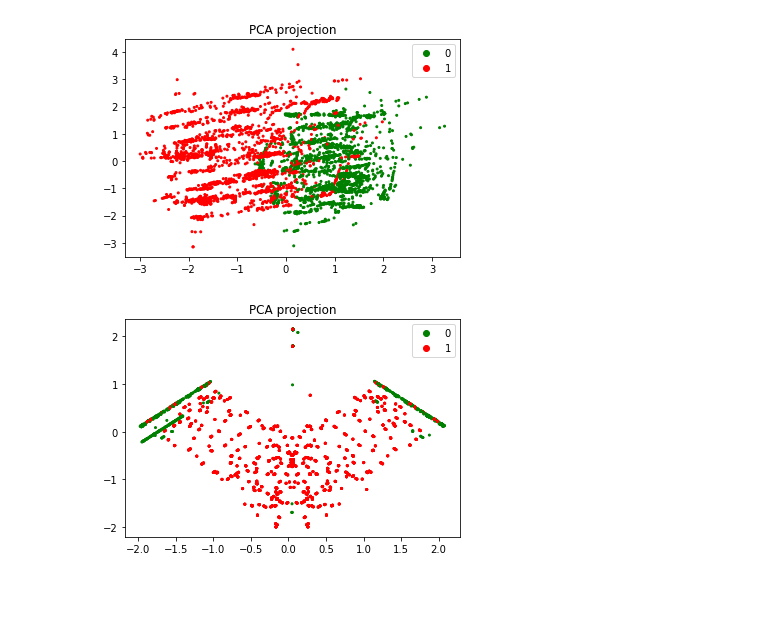
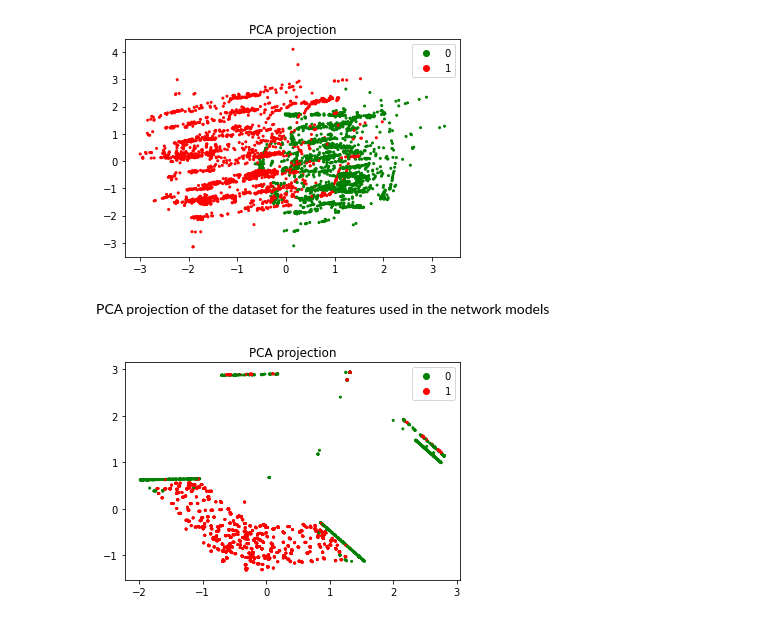
Before and after one commit to James-Woodland/FinalYearProject, a Jupyter notebook: Final Product/AI Development/FInalYearProject.ipynb, the cells around one changed output. Cells and saved outputs as stored; diff of their text form; code cells hidden in the pictures; blank space fills up the shorter version.

```diff
--- a/Final Product/AI Development/FInalYearProject.ipynb
+++ b/Final Product/AI Development/FInalYearProject.ipynb
@@ -222,7 +213,7 @@ for i in NetFlowInputs:
     if i[5] not in ordinalEncoding and "." in i[1] and "." in i[2]:
         ordinalEncoding[i[5]] = count
         count += 1
-    if "." in i[1] and "." in i[2]:
+    if len(i[1].split(".")) == 4 and len(i[2].split(".")) == 4:
         arr.append([i[3],i[4]])
     #arr.append([i[3],i[4],ordinalEncoding[i[5]]])
 NetFlowInputsPorts = np.array(arr)
@@ -232,18 +223,26 @@ NetFlowInputsPorts = np.array(arr)
 labels = []
 count = 0
 arr = []
+arr2 = []
 for i in NetFlowInputs:
-    if "." in i[1] and "." in i[2]:
+    internal = 0
+    if len(i[1].split(".")) == 4 and len(i[2].split(".")) == 4:
+        if "192.168" in i[1] and "192.168" in i[2]:
+            internal = 1
+        else:
+            internal = 0
         IP1 = i[1].split(".")
         IP2 = i[2].split(".")
         arr.append([i[3],i[4], int(IP1[0]), int(IP1[1]), int(IP1[2]), int(IP1[3]), int(IP2[0]), int(IP2[1]), int(IP2[2]), int(IP2[3])])
+        arr2.append([i[3],i[4], internal])
     else:
         labels.append(count)
     count = count + 1
 NetFlowInputsPortsIPs = np.array(arr)
+NetFlowInputsPortsInternal = np.array(arr2)
 NetFlowTargets = numpy.delete(NetFlowTargets, labels)
 
-print(HostInputs)
+
 X_Host_train, X_Host_test, Y_Host_train, Y_Host_test = train_test_split(HostInputs, HostTargets, test_size=0.3, random_state=42, shuffle=True)
 count1 = 0
 count2 = 0
@@ -258,7 +257,7 @@ print("Malicious Entries: " + str(count1))
 portScaler = StandardScaler()
 NetFlowInputsPorts = portScaler.fit_transform(NetFlowInputsPorts)
 joblib.dump(portScaler, 'PortScaler.pkl', compress=9)
-print(NetFlowInputsPorts)
+
 X_train_Ports, X_test_Ports, Y_train_Ports, Y_test_Ports = train_test_split(NetFlowInputsPorts, NetFlowTargets, test_size=0.3, random_state=42, shuffle=True)
 count1 = 0
 count2 = 0
@@ -272,6 +271,11 @@ print("Benign Entries: " + str(count2))
 print("Malicious Entries: " + str(count1))
 
 NetflowTargetsIPS = NetFlowTargets
+IPsPortScaler = StandardScaler()
+NetFlowInputsPortsIPs = IPsPortScaler.fit_transform(NetFlowInputsPortsIPs)
+joblib.dump(IPsPortScaler, 'IPScaler.pkl', compress=9)
+
+
 X_train_Ports_IPS, X_test_Ports_IPS, Y_train_Ports_IPS, Y_test_Ports_IPS = train_test_split(NetFlowInputsPortsIPs, NetflowTargetsIPS, test_size=0.3, random_state=42, shuffle=True)
 count1 = 0
 count2 = 0
@@ -283,6 +287,22 @@ for i in Y_test_Ports_IPS:
 print("")
 print("Benign Entries: " + str(count2))
 print("Malicious Entries: " + str(count1))
+
+IPsInternalScaler = StandardScaler()
+NetFlowInputsPortsInternal = IPsInternalScaler.fit_transform(NetFlowInputsPortsInternal)
+joblib.dump(IPsInternalScaler, 'InternalScaler.pkl', compress=9)
+
+X_train_Ports_Internal, X_test_Ports_Internal, Y_train_Ports_Internal, Y_test_Ports_Internal = train_test_split(NetFlowInputsPortsInternal, NetflowTargetsIPS, test_size=0.3, random_state=42, shuffle=True)
+count1 = 0
+count2 = 0
+for i in Y_test_Ports_IPS:
+    if i == 1:
+        count1 = count1 + 1
+    elif i == 0:
+        count2 = count2 + 1
+print("")
+print("Benign Entries: " + str(count2))
+print("Malicious Entries: " + str(count1))
 # %% [output]
 Benign Entries: 2052
 Malicious Entries: 2052
@@ -423,21 +468,23 @@ plt.title("PCA projection")
 plt.show()
 # %% [output]
 [figure]
+# %% [markdown]
+PCA projection of the dataset for the features used in the network models
 # %%
 import sklearn.cluster
 import sklearn.datasets
 import sklearn.decomposition
 import matplotlib.pyplot as plt
 from matplotlib.colors import ListedColormap
 
 pca = sklearn.decomposition.PCA(n_components=2)
-compressed = pca.fit_transform(NetFlowInputsPorts)
+compressed = pca.fit_transform(NetFlowInputsPortsInternal)
 colors = ListedColormap(['g','r'])
 classes = [0,1]
 plt.figure()
-scatter = plt.scatter(compressed[:,0], compressed[:,1], c=NetFlowTargets, cmap=colors, s=4)
+scatter = plt.scatter(compressed[:,0], compressed[:,1], c=NetflowTargetsIPS, cmap=colors, s=4)
 plt.legend(handles=scatter.legend_elements()[0], labels=classes)
 plt.title("PCA projection")
 plt.show()
 # %% [output]
-[figure, old version]
+[figure, new version]
```
Also changed, not shown: parts of 25 cells of this notebook, 37 other files.
